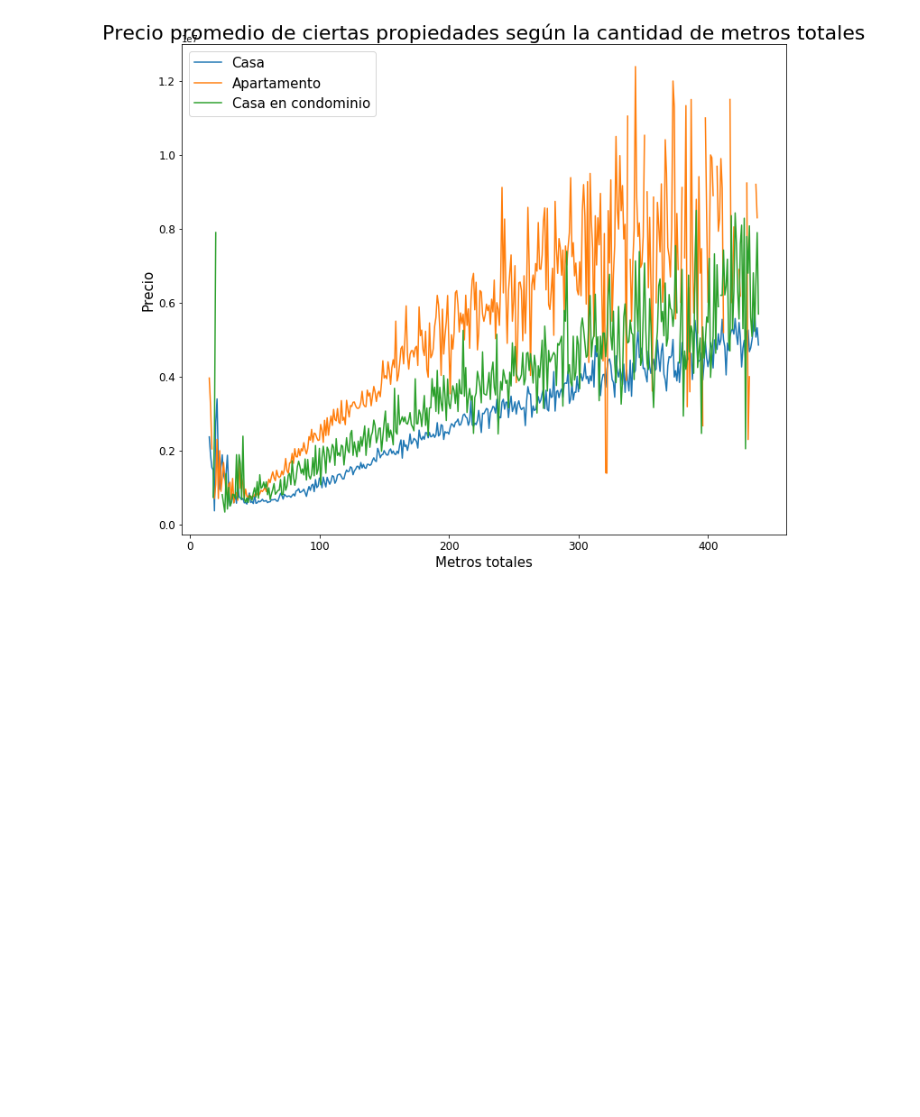
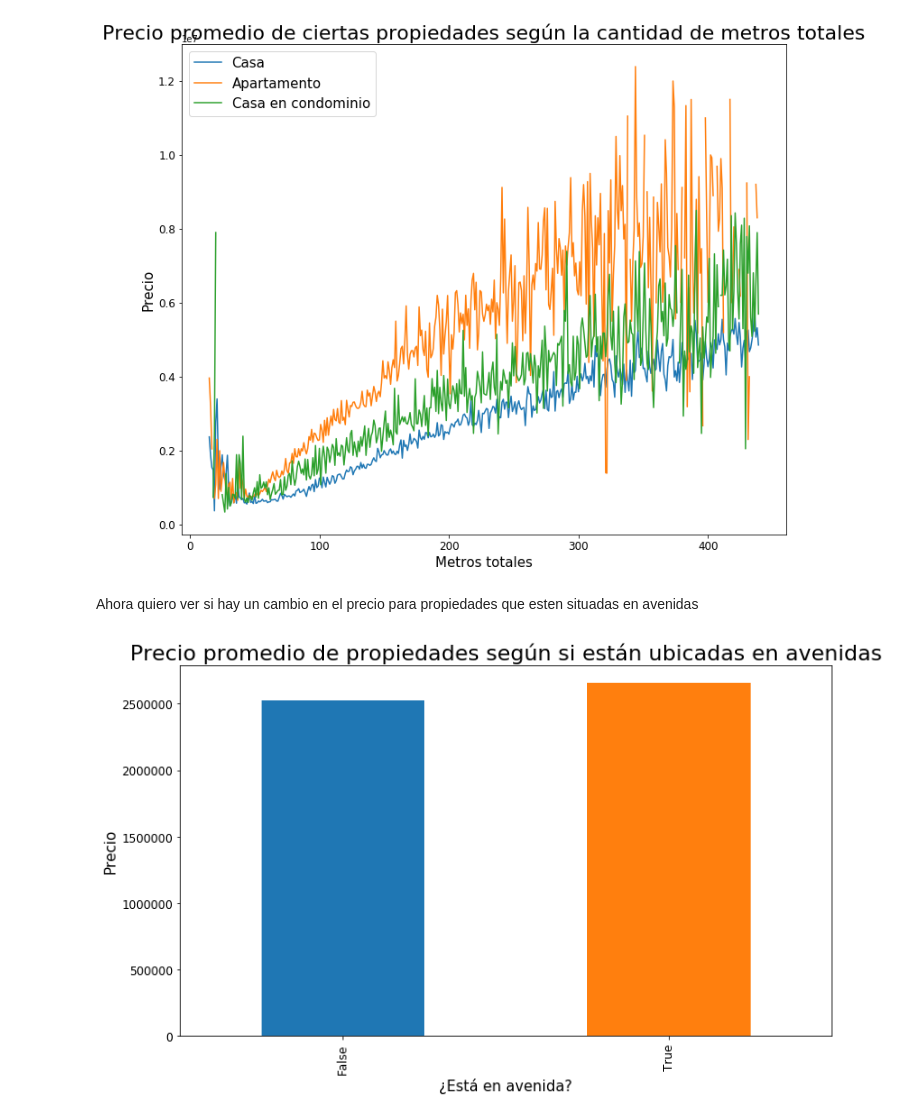
Before and after one commit to luctiz/Grupo43-TP1, a Jupyter notebook: PrecioVsOtros.ipynb, the cells around one changed output. Saved outputs shown, nothing was run; the diff lists cells and outputs as text; code cells hidden in the pictures; blank space fills up the shorter version.

```diff
--- a/PrecioVsOtros.ipynb
+++ b/PrecioVsOtros.ipynb
@@ -143,3 +143,23 @@ g.set_ylabel("Precio", fontsize=15)
 plt.show()
 # %% [output]
 [figure]
+# %% [markdown]
+Ahora quiero ver si hay un cambio en el precio para propiedades que esten situadas en avenidas
+# %%
+def esta_en_av(string):
+    if string==0:
+        return False
+    l = string.split()
+    for p in l:
+        if p in ("AV.","Av.","av.","AV","Av","av","AVENIDA","Avenida","avenida"):
+            return True
+    return False
+
+df['esta_en_av'] = df['direccion'].map(esta_en_av)
+g = df.groupby('esta_en_av').mean().plot(kind='bar', y='precio', figsize=(12,7), fontsize=12, legend=False)
+g.set_title("Precio promedio de propiedades según si están ubicadas en avenidas", fontsize=22)
+g.set_xlabel("¿Está en avenida?", fontsize=15)
+g.set_ylabel("Precio", fontsize=15)
+plt.show()
+# %% [output]
+[figure, added]
```
Also changed, not shown: parts of 2 cells of this notebook.
